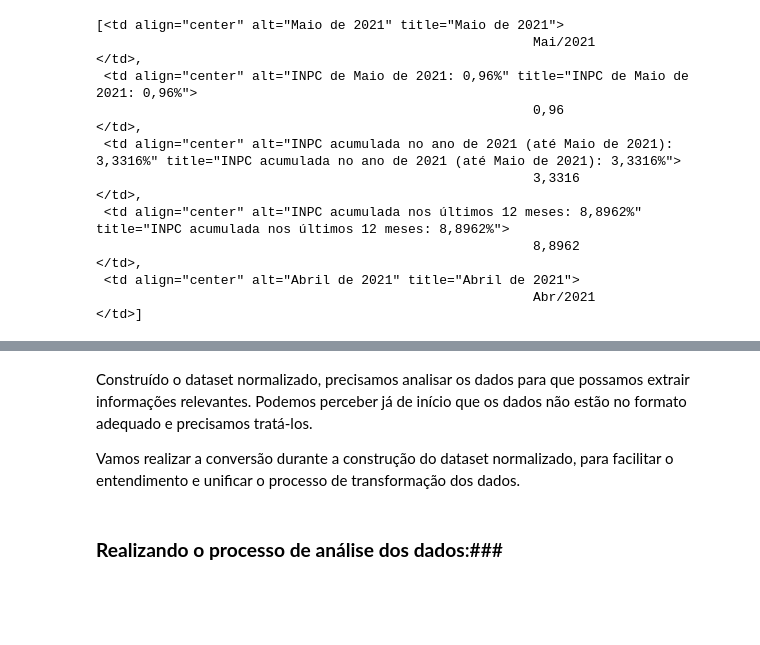
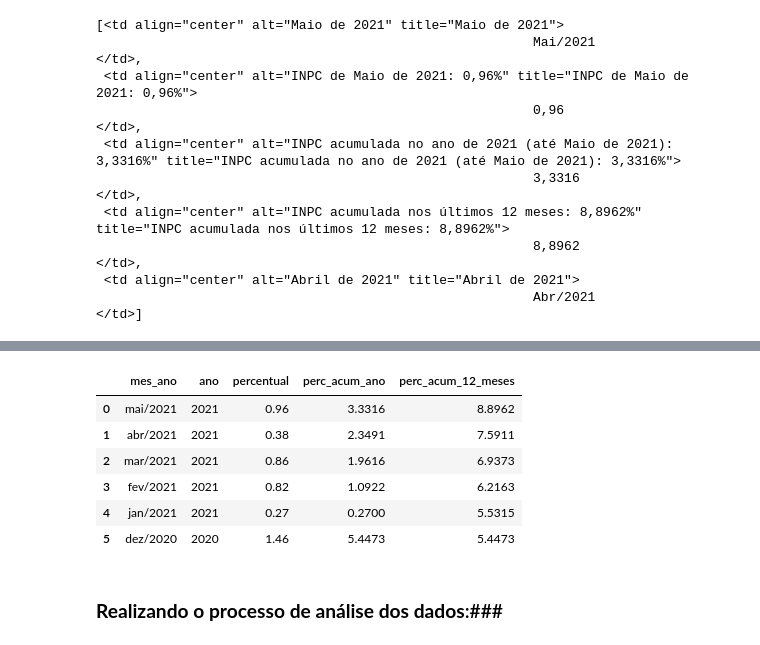
Before and after one commit to dijkstra001/py-for-data, a Jupyter notebook: py_for_data_case05.ipynb, the cells around one changed output, grey strips where cells are left out. Cells and saved outputs as stored; diff of their text form; code cells hidden in the pictures; blank space fills up the shorter version.

```diff
--- a/py_for_data_case05.ipynb
+++ b/py_for_data_case05.ipynb
@@ -73,23 +75,34 @@ for i in copia:
   i = i.replace('\t', '')
   dados.append(i)
 
-dataset = {}
-indice = 0
 data = 0
 perc = 1
 perc_acum_ano = 2
 perc_acum_12_meses = 3
 
+v_data = []
+v_ano = []
+v_perc = []
+v_perc_acum = []
+v_perc_12 = []
+
+dataset = pd.DataFrame()
+
 # adicionado o .strip("['']") para remover os colchetes e transformar os dados em string. Em sequência, convertemos para float.
-# a data realizamos o processo semelhante, mas convertendo para date com o package datetime.
 
 for i in dados:
-  dataset[indice] = {'data': str(dados[data: data + 1]).lower().strip("['']"),
-                     'perc': float(str(dados[perc: perc + 1]).strip("['']").replace(',', '.')),
-                     'perc_acum_ano': float(str(dados[perc_acum_ano: perc_acum_ano + 1]).strip("['']").replace(',', '.')),
-                     'perc_acum_12_meses': float(str(dados[perc_acum_12_meses: perc_acum_12_meses + 1]).strip("['']").replace(',', '.'))
-                     }
-  indice += 1
+  mes_ano = str(dados[data: data + 1]).lower().strip("['']")
+  ano = re.sub('[^0-9]', '', str(dados[data: data + 1]).lower().strip("['']"))
+  percentual = float(str(dados[perc: perc + 1]).strip("['']").replace(',', '.'))
+  percentual_acumulado = float(str(dados[perc_acum_ano: perc_acum_ano + 1]).strip("['']").replace(',', '.'))
+  percentual_12_meses = float(str(dados[perc_acum_12_meses: perc_acum_12_meses + 1]).strip("['']").replace(',', '.'))
+
+  v_data.append(mes_ano)
+  v_ano.append(ano)
+  v_perc.append(percentual)
+  v_perc_acum.append(percentual_acumulado)
+  v_perc_12.append(percentual_12_meses)
+
   data += 4
   perc += 4
   perc_acum_ano += 4
@@ -97,3 +110,9 @@ for i in dados:
 
   if data + 1 >= len(dados):
     break
+
+dataset['mes_ano'] = v_data
+dataset['ano'] = v_ano
+dataset['percentual'] = v_perc
+dataset['perc_acum_ano'] = v_perc_acum
+dataset['perc_acum_12_meses'] = v_perc_12
@@ -119,6 +119,12 @@ for k, v in dataset.items():
-# %% [markdown]
-Construído o dataset normalizado, precisamos analisar os dados para que possamos extrair informações relevantes. Podemos perceber já de início que os dados não estão no formato adequado e precisamos tratá-los.
-
-Vamos realizar a conversão durante a construção do dataset normalizado, para facilitar o entendimento e unificar o processo de transformação dos dados.
+# %%
+dataset.head(6)
+# %% [output]
+|  | mes_ano | ano | percentual | perc_acum_ano | perc_acum_12_meses |
+| 0 | mai/2021 | 2021 | 0.96 | 3.3316 | 8.8962 |
+| 1 | abr/2021 | 2021 | 0.38 | 2.3491 | 7.5911 |
+| 2 | mar/2021 | 2021 | 0.86 | 1.9616 | 6.9373 |
+| 3 | fev/2021 | 2021 | 0.82 | 1.0922 | 6.2163 |
+| 4 | jan/2021 | 2021 | 0.27 | 0.2700 | 5.5315 |
+| 5 | dez/2020 | 2020 | 1.46 | 5.4473 | 5.4473 |
 # %% [markdown]
 ### **Realizando o processo de análise dos dados**:###
```
Also changed, not shown: parts of 6 cells of this notebook.
